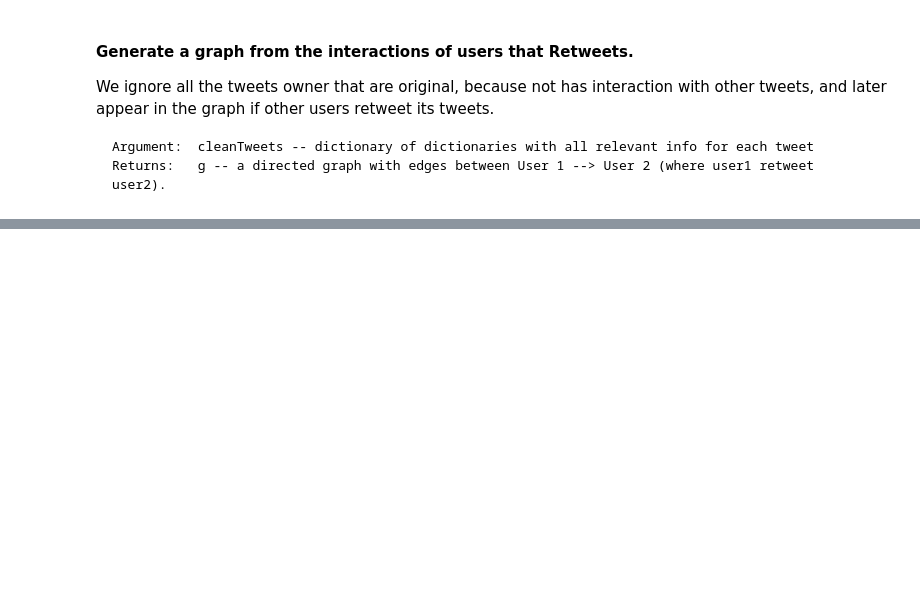
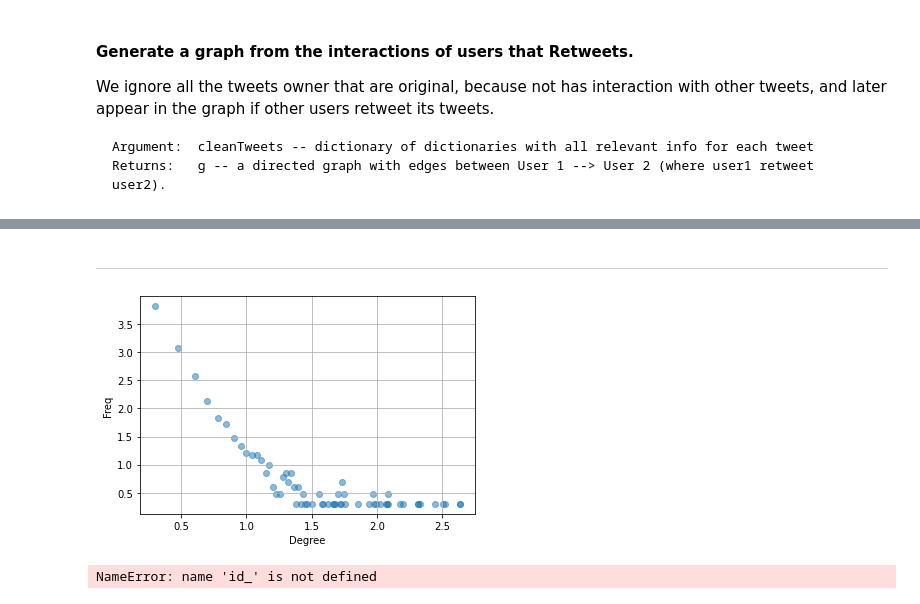
Before and after one commit to waze96/IR_WA_FinalProject, a Jupyter notebook: notebook/RQ3.ipynb, the cells around one changed output, grey strips where cells are left out. Cells and saved outputs as stored; diff of their text form; code cells hidden in the pictures; blank space fills up the shorter version.

```diff
--- a/notebook/RQ3.ipynb
+++ b/notebook/RQ3.ipynb
@@ -126,7 +126,7 @@ def getRtGraph(cleanTweets):
             else:
                 freqRT[key] = 0.1
             # GENERATE EDGES (AND NODES, add_edge() ADDS NODES IF NOT EXIST), FROM THE RT USER TO ORIGINAL USER.
-            g.add_edge(hash(cleanTweets[t]["username"]),hash(cleanTweets[t]["usernameRT"]),weight=freqRT[key])
+            g.add_edge(str(hash(cleanTweets[t]["username"])),str(hash(cleanTweets[t]["usernameRT"])),weight=freqRT[key])
     return g, freqRT
 # %%
 graph, freqRT=getRtGraph(cleanTweets)
@@ -243,3 +171,2 @@ display(df)
-# %%
-
-a,b,c= np.linalg.svd(df)
+# %% [markdown]
+*****************************************************************************************************************
@@ -245,0 +200,45 @@ a,b,c= np.linalg.svd(df)
+# %%
+graph, freqRT = getRtGraphIGraph(cleanTweets, arr_users)
+# %%
+def plot_loglog(degree_lst):
+    """
+    starting from a list of degrees, it plots the log-log
+    """
+
+    fig = plt.figure()
+    ax = fig.add_subplot(111)
+
+    # x is the degree, y the count
+    degrees_distribution = Counter(degree_lst)
+
+    # distinct degree
+    degrees_ = []
+    # number of nodes having same degree
+    count_ = []
+    for d in degrees_distribution:
+
+        # append both info, key and values
+        degrees_.append(d)
+        count_.append(degrees_distribution[d])
+
+    # logarithmic scale of both axis
+    x = np.log10(np.array(degrees_)+1)
+
+    y = np.log10(np.array(count_)+1)
+
+    # plot
+    ax.scatter(x=x,y=y, alpha=0.5)
+
+    plt.xlabel("Degree")
+    plt.ylabel("Freq")
+    plt.grid()
+    plt.show()
+# %%
+plot_loglog(graph.degree())
+# %% [output]
+[figure, added]
+# %%
+# we return only the first 5 nodes
+graph.personalized_pagerank(reset_vertices = id_)[:5]
+# %% [output]
+NameError: name 'id_' is not defined
```
Also changed, not shown: parts of 32 cells of this notebook.
